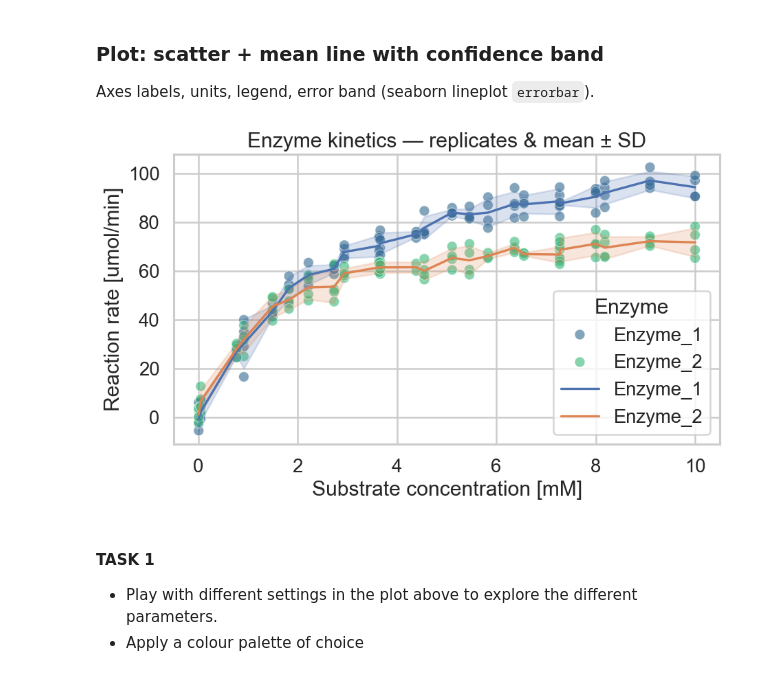
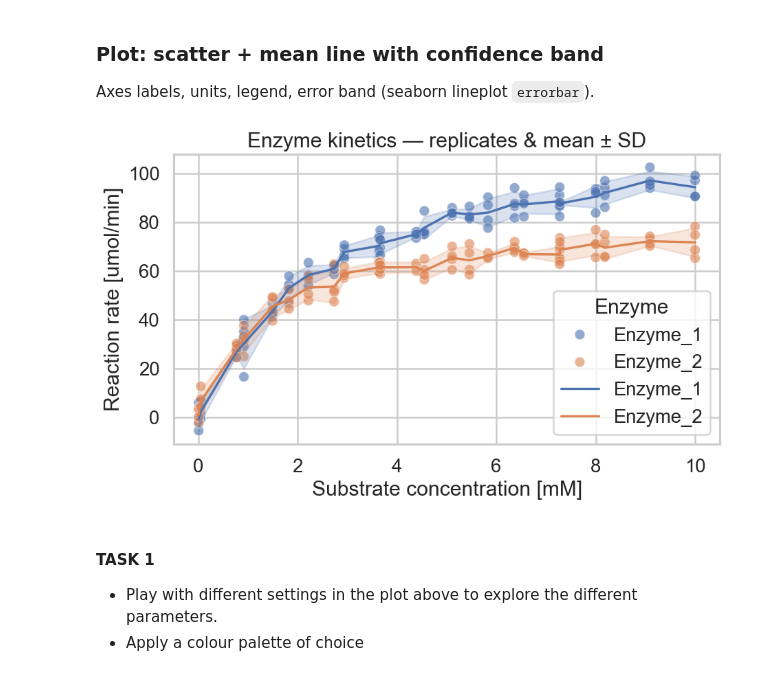
Before and after one commit to Hassan-Haydar/DSA103, a Jupyter notebook: LifeScienceData/lecture18/visualisation.ipynb, the cells around one changed output. Saved outputs shown, nothing was run; the diff lists cells and outputs as text; code cells hidden in the pictures.

Commit message:
made the extra exercise with the color palette

```diff
--- a/LifeScienceData/lecture18/visualisation.ipynb
+++ b/LifeScienceData/lecture18/visualisation.ipynb
@@ -45,20 +31,18 @@ memory usage: 6.1+ KB
 Axes labels, units, legend, error band (seaborn lineplot `errorbar`).
 # %%
 # Scatter + mean trend with uncertainty - 2 plots in one canvas
-
-# custom_palette = sns.cubehelix_palette(start=.01, rot=1.4, dark=.9, light=0.3, n_colors=10)
 plt.figure(figsize=(8,5))
-sns.scatterplot(data=enzyme_kinetics_df, x='substrate_mM', y='rate', hue='enzyme', alpha=0.6,palette="viridis") #two categorical enzyme1 and enzyme 2
+sns.scatterplot(data=enzyme_kinetics_df, x='substrate_mM', y='rate', hue='enzyme', alpha=0.6)
 sns.lineplot(data=enzyme_kinetics_df, x='substrate_mM', y='rate', hue='enzyme', estimator='mean', errorbar='sd', lw=2)
 plt.xscale('linear')
 plt.xlabel('Substrate concentration [mM]')
 plt.ylabel('Reaction rate [umol/min]')
 plt.title('Enzyme kinetics — replicates & mean ± SD')
 plt.legend(title='Enzyme')
 plt.tight_layout()
 plt.show()
 # %% [output]
-[figure, old version]
+[figure, new version]
 # %% [markdown]
 #### TASK 1
 - Play with different settings in the plot above to explore the different parameters.
```
Also changed, not shown: parts of 19 cells of this notebook.
